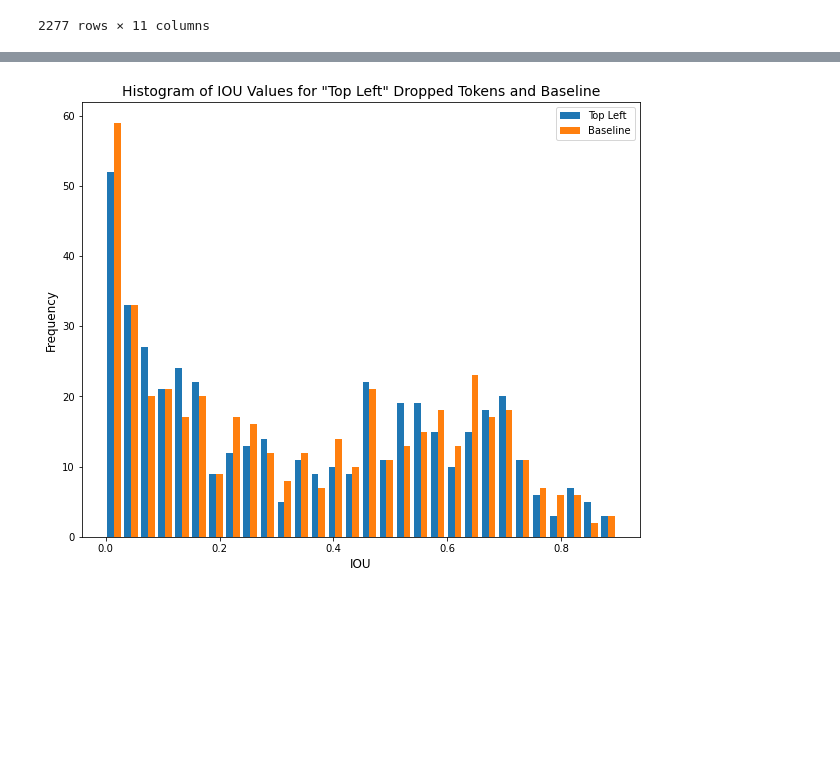
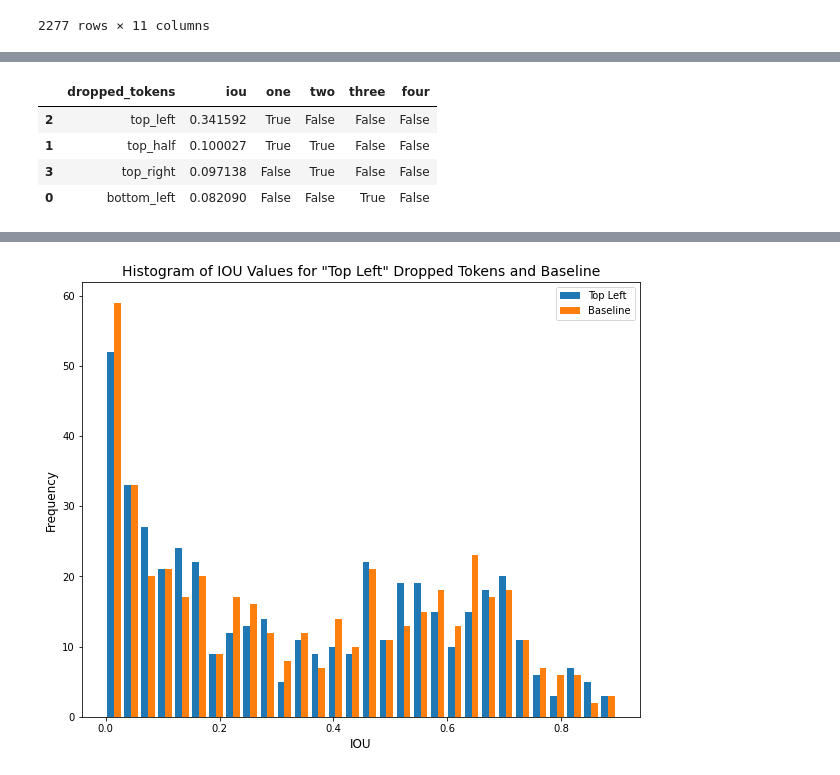
Before and after one commit to alhojel/visual_task_vectors, a Jupyter notebook: analyze_results_dual_seg.ipynb, the cells around one changed output, grey strips where cells are left out. Cells and saved outputs as stored; diff of their text form; code cells hidden in the pictures; blank space fills up the shorter version.

```diff
--- a/analyze_results_dual_seg.ipynb
+++ b/analyze_results_dual_seg.ipynb
@@ -234,0 +370,8 @@ plt.show()
+# %%
+grouped_max_quadrants
+# %% [output]
+|  | dropped_tokens | iou | one | two | three | four |
+| 2 | top_left | 0.341592 | True | False | False | False |
+| 1 | top_half | 0.100027 | True | True | False | False |
+| 3 | top_right | 0.097138 | False | True | False | False |
+| 0 | bottom_left | 0.082090 | False | False | True | False |
```
Also changed, not shown: parts of 12 cells of this notebook, 13 other files.
